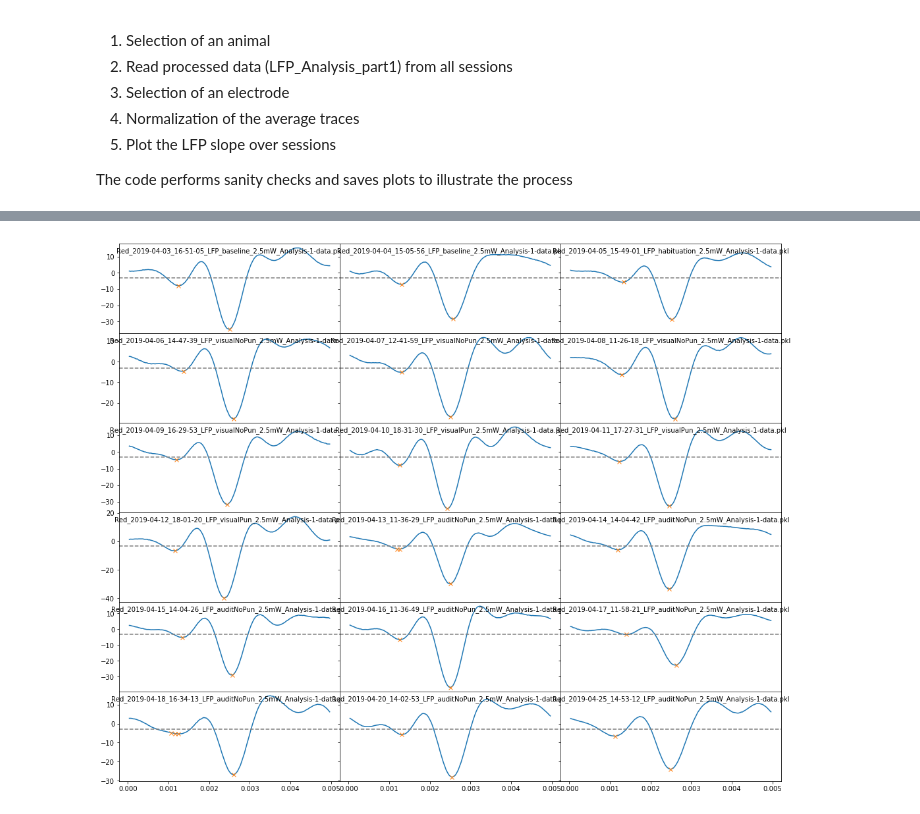
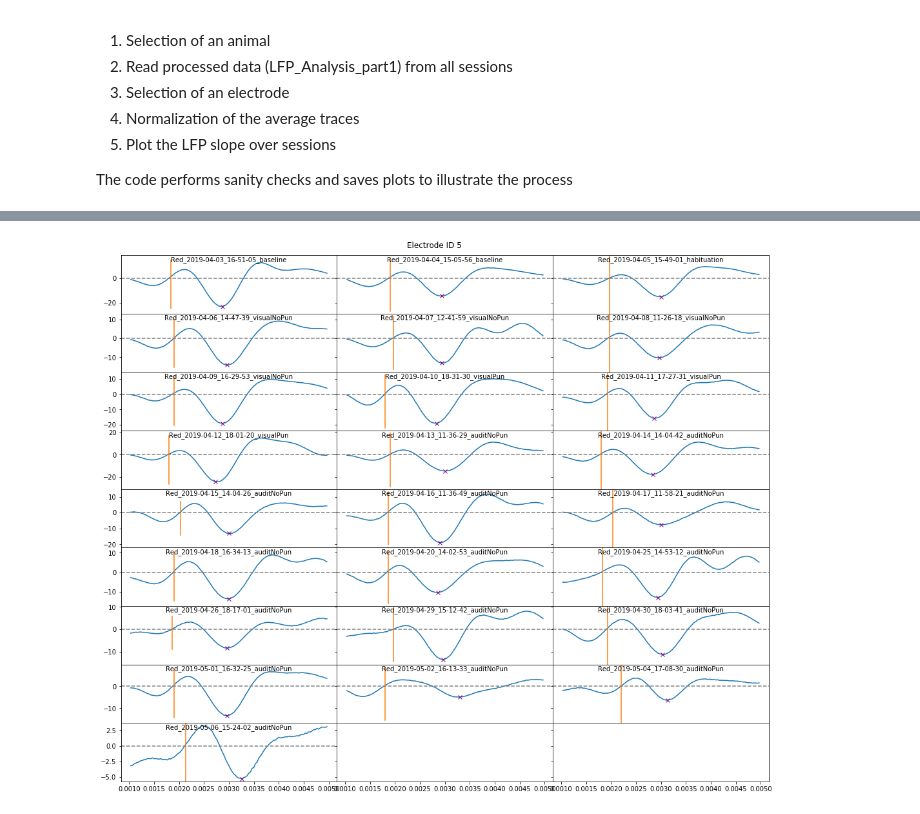
Before and after one commit to HernandoMV/OpenEphys_Analysis, a Jupyter notebook: LFP_Analysis_part2.ipynb, the cells around one changed output, grey strips where cells are left out. Drawn from its saved outputs; the diff is of its cells as text; code cells hidden in the pictures.

```diff
--- a/LFP_Analysis_part2.ipynb
+++ b/LFP_Analysis_part2.ipynb
@@ -48,6 +51,8 @@ if not os.path.isdir(OutPutDir):
 
 # Parse titles
 FilesDates = parseTitlesForDates(FileNames)
+TrainingProtocol = parseTitlesForProtocol(FileNames)
+ShortFileNames = [AnimalID + '_' + FilesDates[x] + '_' + TrainingProtocol[x] for x in range(len(FileNames))]
 # %% [output]
 Read Red_2019-04-03_16-51-05_LFP_baseline_2.5mW_Analysis-1-data.pkl
 Read Red_2019-04-04_15-05-56_LFP_baseline_2.5mW_Analysis-1-data.pkl
@@ -75,13 +79,13 @@ axs = axs.ravel()
 #plt.suptitle(AnimalID, y=0.9, x=0.15)
 for j in range(len(SessionsAverages[0])):
     for i in range(len(SessionsAverages)):
-        axs[j].plot(SessionsTimes[i], SessionsAverages[i][j], label = FileNames[i])
+        axs[j].plot(SessionsTimes[i], SessionsAverages[i][j], label = ShortFileNames[i])
         axs[j].set_xlim(-0.002, 0.01)
         #axvlines(0, ax=axs[j])
         axs[j].text(.5,.85,"Channel Idx " + str(j), horizontalalignment='center', transform=axs[j].transAxes)
         update_progress(j / len(SessionsAverages[0]))
 handles, labels = axs[j].get_legend_handles_labels()
-fig.legend(handles, labels, loc=(0.15,0.92), ncol=2)
+fig.legend(handles, labels, loc=(0.15,0.90), ncol=3)
 #plt.show()
 fig.savefig(OutPutDir + 'ChannelsSummary.pdf', transparent=True)
 # %% [output]
@@ -90,43 +94,64 @@ Progress: [####################] 97.7%
 # %%
 # Now, select an electrode, find the derivative and other features and check correlations
-ElectrodeID = 16
-# For calculating the height of the peaks
-peakThreshold = 3
+ElectrodeID = 5
+
+# Restart lists (necesary if running this again after the cells below)
+FilesDates = parseTitlesForDates(FileNames)
+TrainingProtocol = parseTitlesForProtocol(FileNames)
+ShortFileNames = [AnimalID + '_' + FilesDates[x] + '_' + TrainingProtocol[x] for x in range(len(FileNames))]
+
 # define a window of the LFP shape
-LFPwindow = [0, 0.005]
+LFPwindow = [0.001, 0.005]
 
 # Get the data for the electrode for the LFP frames
 ElectrodeLFPData = []
 ElectrodeLFPTimes = []
 for j in range(len(SessionsAverages)):
     LFPframes = np.logical_and(SessionsTimes[j]>=LFPwindow[0], SessionsTimes[j]<=LFPwindow[1])
     ElectrodeLFPData.append(SessionsAverages[j][ElectrodeID][LFPframes])
     ElectrodeLFPTimes.append(SessionsTimes[j][LFPframes])
 
 Derivatives = np.diff(ElectrodeLFPData, axis = 1)
 
-# find peaks
-DerivativePeaks = []
-for i in range(len(Derivatives)):
-    peaks, _ = find_peaks(-1 * Derivatives[i], height=peakThreshold)
-    DerivativePeaks.append(peaks)
+# for the minima of the ChR2 bump, find the first ascending 0 cross of the derivative
+MinChR2List = []
+MinChR2ListIdx = []
+MinChR2ListTime = []
+for j in range(len(Derivatives)):
+    for i in range(len(Derivatives[j])):
+        if np.logical_and(Derivatives[j][i+1]>=0, Derivatives[j][i] < 0):
+            MinChR2ListTime.append(ElectrodeLFPTimes[j][i+1])
+            MinChR2List.append(ElectrodeLFPData[j][i+1])
+            MinChR2ListIdx.append(i+1)
+            break
 
 
-# find info about minima, etc...
+# for the maximum slope of the LFP, find the biggest minima after that
+DerMin = []
+DerMinIdx = []
+DerMinTime = []
+for j in range(len(Derivatives)):
+    peaks, _ = find_peaks(-1 * Derivatives[j])
+    peaks = peaks[peaks>MinChR2ListIdx[j]]
+    DerMin.append(np.min(Derivatives[j][peaks]))
+    DerMinIdx.append(peaks[np.argmin(Derivatives[j][peaks])])
+    DerMinTime.append(ElectrodeLFPTimes[j][DerMinIdx[j]])
+
 
 fig, axs = plt.subplots(math.ceil(len(Derivatives)/3), 3, figsize=(18,15), facecolor='w', edgecolor='k', sharex=True, sharey='row')
 fig.subplots_adjust(hspace = .001, wspace=.001)
 axs = axs.ravel()
-#plt.suptitle(AnimalID, y=0.9, x=0.15)
+plt.suptitle('Electrode ID ' + str(ElectrodeID), y=0.9, x=0.5)
 for j in range(len(Derivatives)):
     axs[j].plot(ElectrodeLFPTimes[j][:-1], Derivatives[j])
-    #peaks, _ = find_peaks(-1 * Derivatives[j], height=peakThreshold)
-    peaks = DerivativePeaks[j]
-    axs[j].plot(ElectrodeLFPTimes[j][peaks], Derivatives[j][peaks], "x")
-    axs[j].axhline(-peakThreshold, color="gray", linestyle = '--')
+    axs[j].plot(DerMinTime[j], DerMin[j], "x", color = 'purple')
+    #axs[j].plot(MinChR2ListTime[j], MinChR2List[j], "x", color = 'purple')
+    axvlines(MinChR2ListTime[j], ax = axs[j])
+    axs[j].axhline(0, color="gray", linestyle = '--')
     #axs[j].set_xlim(0.001, 0.002)
-    axs[j].text(.5,.9,FileNames[j], horizontalalignment='center', transform=axs[j].transAxes)
+    axs[j].text(.5,.9,ShortFileNames[j], horizontalalignment='center', transform=axs[j].transAxes)
 
+fig.savefig(OutPutDir + 'ChannelID-' + str(ElectrodeID) + '_derivatives.pdf', transparent=True)
 plt.show()
 # %% [output]
-[figure, old version]
+[figure, new version]
```
Also changed, not shown: parts of 13 cells of this notebook, 3 other files.
